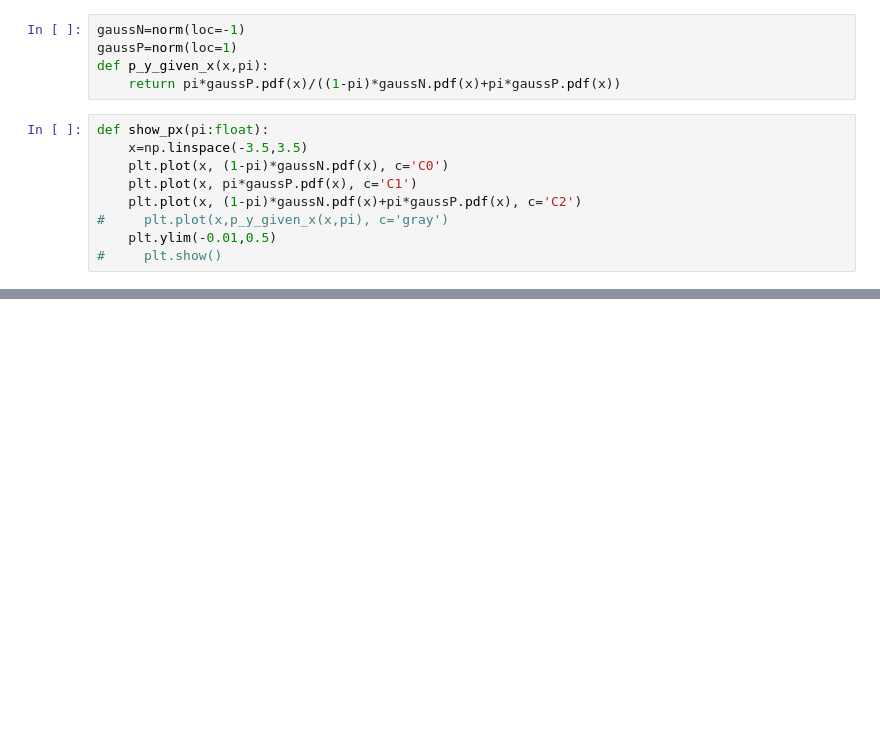
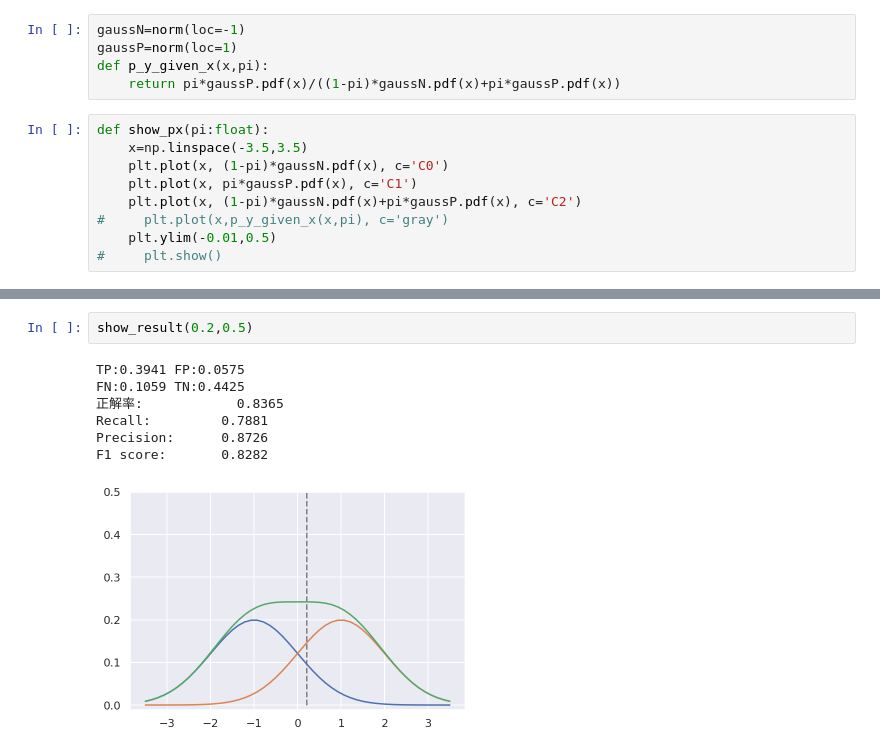
Before and after one commit to masakiaota/blog, a Jupyter notebook: metric_by_distribution/metric.ipynb, the cells around one changed output, grey strips where cells are left out. Drawn from its saved outputs; the diff is of its cells as text; blank space fills up the shorter version.

```diff
--- a/metric_by_distribution/metric.ipynb
+++ b/metric_by_distribution/metric.ipynb
@@ -60,0 +66,10 @@ F1 score:       0.8413
+# %%
+show_result(0.2,0.5)
+# %% [output]
+TP:0.3941 FP:0.0575
+FN:0.1059 TN:0.4425
+正解率:            0.8365
+Recall:         0.7881
+Precision:      0.8726
+F1 score:       0.8282
+[figure, added]
```
Also changed, not shown: parts of 10 cells of this notebook.
